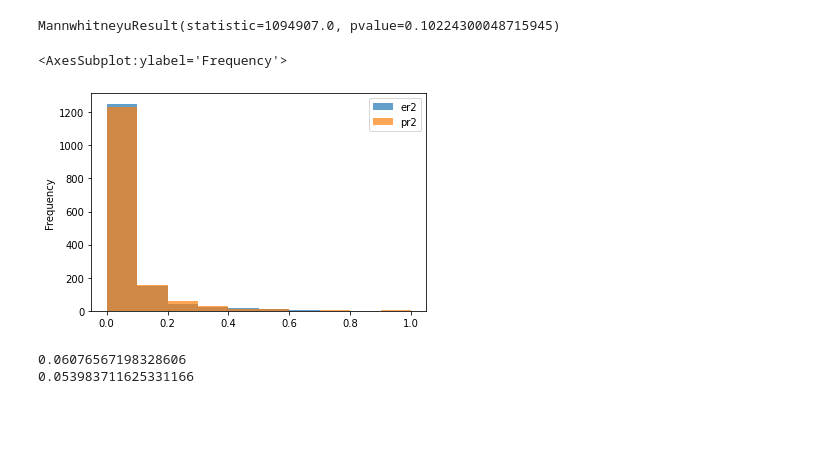
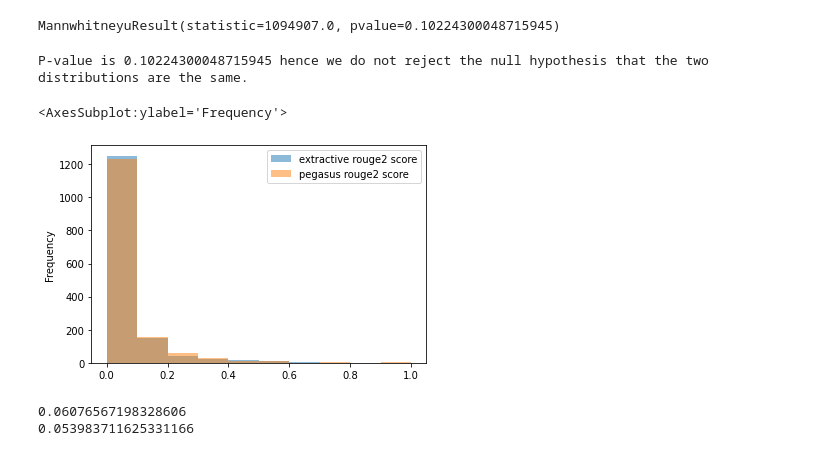
Before and after one commit to anqi-1/Project-Text-Summarizer-, a Jupyter notebook: Part4-Assess.ipynb, the cells around one changed output. Drawn from its saved outputs; the diff is of its cells as text; code cells hidden in the pictures; blank space fills up the shorter version.

```diff
--- a/Part4-Assess.ipynb
+++ b/Part4-Assess.ipynb
@@ -42,10 +31,13 @@ scores = scorer.score('The quick brown fox jumps over the lazy dog',
 # %%
 # Get the fmeasure scores for summary vs extracted_summary
-summary = df.iloc[2][4]
-extracted_summary = df.iloc[2][6]
-pegasus_summary = df.iloc[2][7]
+from rouge_score import rouge_scorer
+
+summary = df.iloc[0][4]
+extracted_summary = df.iloc[0][6]
+pegasus_summary = df.iloc[0][7]
 
 scorer = rouge_scorer.RougeScorer(['rouge1','rouge2' ,'rougeL'], use_stemmer=True)
+
 scores1 = scorer.score(summary, extracted_summary)
 
 s1 = [scores1[i][2] for i in scores1] #get fmeasure scores
@@ -164,13 +179,17 @@ results = mannwhitneyu(df['extract_rouge_1'], df['pegasus_rouge_1'])
 results
 # %% [output]
 MannwhitneyuResult(statistic=1094907.0, pvalue=0.10224300048715945)
+# %%
+print("P-value is",results[1], "hence we do not reject the null hypothesis that the two distributions are the same.")
+# %% [output]
+P-value is 0.10224300048715945 hence we do not reject the null hypothesis that the two distributions are the same.
 # %%
 # Perform the histogram plotting for ROUGE-2 scores
-to_plot1 = pd.DataFrame({'er2': df['extract_rouge_2'], 'pr2': df['pegasus_rouge_2']})
-to_plot1.plot.hist(alpha=0.7)
+to_plot1 = pd.DataFrame({'extractive rouge2 score': df['extract_rouge_2'], 'pegasus rouge2 score': df['pegasus_rouge_2']})
+to_plot1.plot.hist(alpha=0.5)
 # %% [output]
 <AxesSubplot:ylabel='Frequency'>
-[figure, old version]
+[figure, new version]
 # %%
 # Get the means of ROUGE-2 from extractive and abstractive summaries
 print(df['extract_rouge_2'].mean())
```
Also changed, not shown: parts of 13 cells of this notebook, 3 other files.
